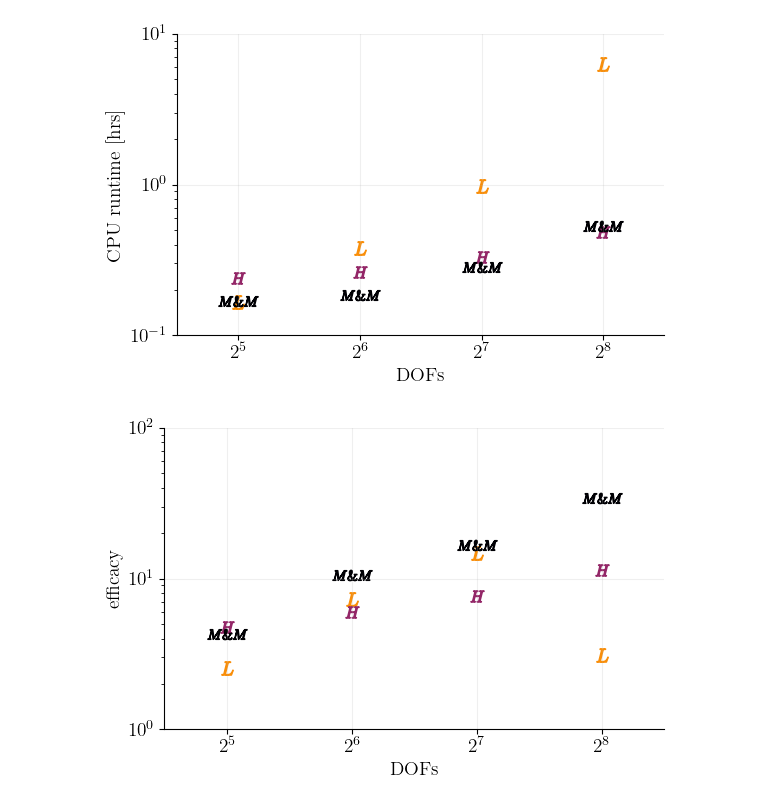
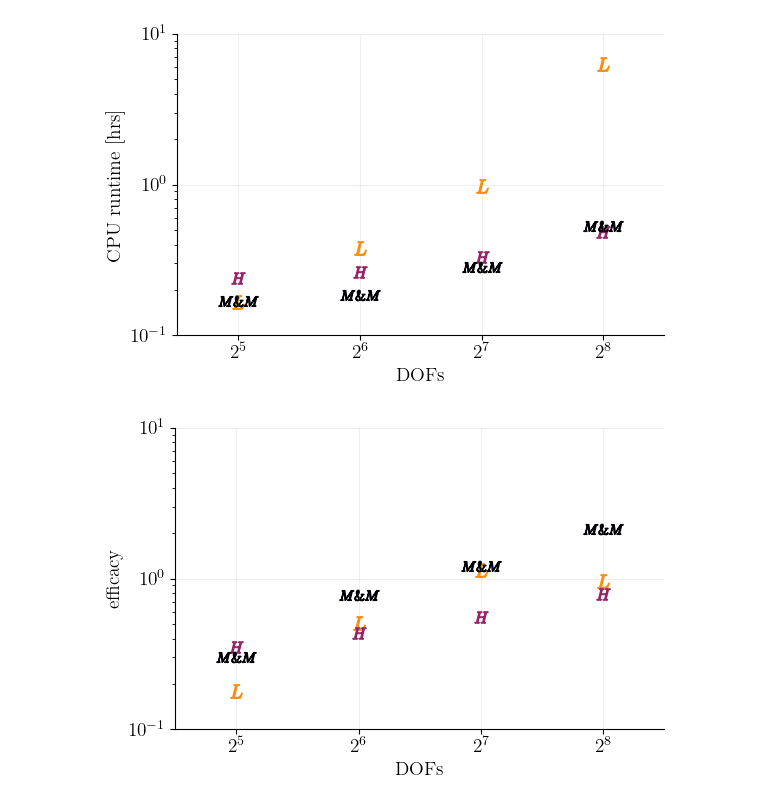
Before and after one commit to opaliss/mixed_methods, a Jupyter notebook: analysis/two_stream_instability_comparison_of_methods.ipynb, the cells around one changed output. Saved outputs shown, nothing was run; the diff lists cells and outputs as text; code cells hidden in the pictures.

```diff
--- a/analysis/two_stream_instability_comparison_of_methods.ipynb
+++ b/analysis/two_stream_instability_comparison_of_methods.ipynb
@@ -34,5 +37,5 @@ color3 = inferno_cmap(0.75)
 # %%
-Nv_vec = [32, 64, 128, 256, 512]
+Nv_vec = [32, 64, 128, 256]
 x = np.linspace(0, 2*np.pi, 101, endpoint=True)
 v = np.linspace(-4, 4, 15000, endpoint=True)
 # %%
@@ -135,0 +150,4 @@ plt.savefig("../figures/comparison/error_two_stream.png", dpi=600)
+# %%
+error_legendre = np.zeros(len(Nv_vec))
+error_hermite = np.zeros(len(Nv_vec))
+error_mm = np.zeros(len(Nv_vec))
@@ -165,16 +203,12 @@ plt.savefig("../figures/comparison/error_two_stream.png", dpi=600)
 # %%
 fig, ax = plt.subplots(figsize=(6, 4))
 
-for Nv in Nv_vec:
-    runtime_legendre = np.load("../data/legendre/two_stream/sol_runtime_Nv_" + str(Nv) + "_Nx_101_0_35.npy")/60/60
-    runtime_hermite = np.load("../data/aw_hermite/two_stream/sol_runtime_Nv_" + str(Nv) + "_Nx_101_0_35.npy")/60/60
-    runtime_mm = np.load("../data/mixed_method_1_aw_hermite_legendre/two_stream/sol_runtime_NvH_" + str(Nv//2) + "_NvL_" + str(Nv//2) +"_Nx_101_0_35.npy")/60/60
-
-    ax.scatter(Nv, runtime_legendre[0], marker=f"$L$", color=color3, s=90)
-    ax.scatter(Nv, runtime_hermite[0], marker=f"$H$", color=color2, s=90)
-    ax.scatter(Nv, runtime_mm[0], marker=f"$M\& M$", color=color1, s=800)
-
-
+ax.scatter(Nv_vec, runtime_legendre, marker=f"$L$", color=color3, s=90)
+ax.scatter(Nv_vec, runtime_hermite, marker=f"$H$", color=color2, s=90)
+ax.scatter(Nv_vec, runtime_mm, marker=f"$M\& M$", color=color1, s=800)
+# ax.plot(Nv_vec, 0.0001*(np.array(Nv_vec)**2 - Nv_vec), color=color3, label="$\propto N_{v}^2 - N_{v}$", alpha=0.5)
+# ax.plot(Nv_vec, 0.004*(np.array(Nv_vec) - 1), color=color2, label="$\propto N_{v} - 1$", alpha=0.5)
+# ax.plot(Nv_vec, 0.0001*(np.array(Nv_vec)**2 - Nv_vec), color=color3, label="$\propto N_{v}^2 - N_{v}$", alpha=0.5)
 ax.set_xlim(2**4.5, 2**8.5)
 ax.set_yscale("log")
 ax.set_xscale('log', base=2)
@@ -185,6 +219,8 @@ ax.spines['top'].set_visible(False)
 ax.grid(alpha=0.2)
 ax.set_xlabel("DOFs")
 ax.set_ylabel("CPU runtime [hrs]")
+legend = ax.legend(ncols=1, fancybox=False, shadow=False, fontsize=12, loc='upper left')
+legend.get_frame().set_alpha(0)
 plt.tight_layout()
 plt.savefig("../figures/comparison/runtime_two_stream.png", dpi=600)
 # %% [output]
@@ -192,36 +228,24 @@ plt.savefig("../figures/comparison/runtime_two_stream.png", dpi=600)
 # %%
 fig, ax = plt.subplots(figsize=(6, 4))
 
-for Nv in Nv_vec:
-    E_legendre = np.load("../data/legendre/two_stream/E_field_" + str(Nv) + "_Nx_101_0_35.npy")[:-1, ::200]
-    E_hermite = np.load("../data/aw_hermite/two_stream/E_field_" + str(Nv) + "_Nx_101_0_35.npy")[:-1, ::200]
-    E_mm = np.load("../data/mixed_method_1_aw_hermite_legendre/two_stream/E_field_"  + str(Nv//2) + "_NvL_" + str(Nv//2) +"_Nx_101_0_35.npy")[:-1, ::200]
-    # compute errors
-    error_legendre = np.linalg.norm(np.abs(E_legendre - E_truth[:, :]), ord=2)
-    error_hermite = np.linalg.norm(np.abs(E_hermite - E_truth[:, :]), ord=2)
-    error_mm = np.linalg.norm(np.abs(E_mm - E_truth[:, :]), ord=2)
 
-    runtime_legendre = np.load("../data/legendre/two_stream/sol_runtime_Nv_" + str(Nv) + "_Nx_101_0_35.npy")/60/60
-    runtime_hermite = np.load("../data/aw_hermite/two_stream/sol_runtime_Nv_" + str(Nv) + "_Nx_101_0_35.npy")/60/60
-    runtime_mm = np.load("../data/mixed_method_1_aw_hermite_legendre/two_stream/sol_runtime_NvH_" + str(Nv//2) + "_NvL_" + str(Nv//2) +"_Nx_101_0_35.npy")/60/60
-
-    ax.scatter(Nv, 1/(runtime_legendre[0]*error_legendre), marker=f"$L$", color=color3, s=90)
-    ax.scatter(Nv, 1/(runtime_hermite[0]*error_hermite), marker=f"$H$", color=color2, s=90)
-    ax.scatter(Nv, 1/(runtime_mm[0]*error_mm), marker=f"$M\& M$", color=color1, s=800)
+ax.scatter(Nv_vec, 1/(runtime_legendre*error_legendre), marker=f"$L$", color=color3, s=90)
+ax.scatter(Nv_vec, 1/(runtime_hermite*error_hermite), marker=f"$H$", color=color2, s=90)
+ax.scatter(Nv_vec, 1/(runtime_mm*error_mm), marker=f"$M\& M$", color=color1, s=800)
 ax.set_xlim(2**4.5, 2**8.5)
 ax.set_yscale("log")
-ax.set_yticks([1, 10, 100])
+ax.set_yticks([0.1, 1, 10])
 ax.set_xscale('log', base=2)
 ax.set_xticks(Nv_vec)
 ax.spines['right'].set_visible(False)
 ax.spines['top'].set_visible(False)
 ax.grid(alpha=0.2)
 ax.set_xlabel("DOFs")
 ax.set_ylabel("efficacy")
 plt.tight_layout()
 plt.savefig("../figures/comparison/efficacy_two_stream.png", dpi=600)
 # %% [output]
-[figure, old version]
+[figure, new version]
 # %%
 fig, ax = plt.subplots(ncols=4, figsize=(15, 5), sharey=True)
 pos = ax[0].pcolormesh(x, v, f_legendre.T, cmap="inferno", vmin=0, vmax=0.3)
```
Also changed, not shown: parts of 10 cells of this notebook, 8 other files.
